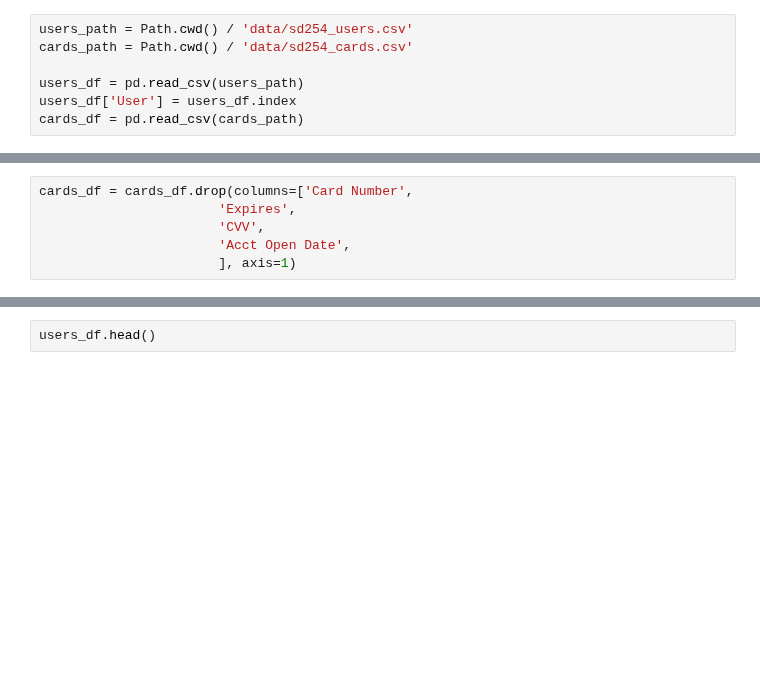
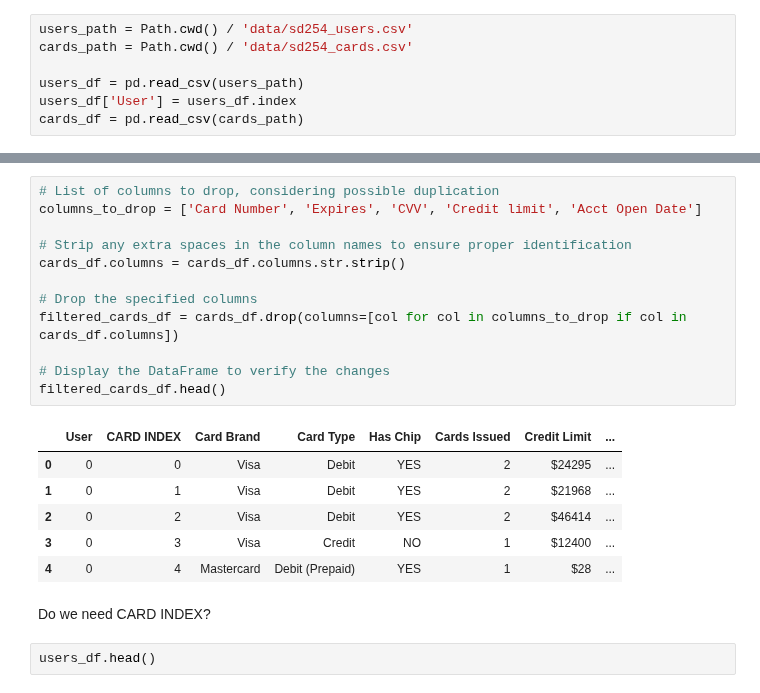
Before and after one commit to wrube/Project_4_Group_2, a Jupyter notebook: create_dataset.ipynb, the cells around one changed output, grey strips where cells are left out. Saved outputs shown, nothing was run; the diff lists cells and outputs as text; blank space fills up the shorter version.

```diff
--- a/create_dataset.ipynb
+++ b/create_dataset.ipynb
@@ -75,6 +51,0 @@ transactions_df.head(5)
-# %%
-cards_df = cards_df.drop(columns=['Card Number',
-                       'Expires',
-                       'CVV',
-                       'Acct Open Date',
-                       ], axis=1)
@@ -81,3 +131,24 @@ cards_df = cards_df.drop(columns=['Card Number',
+# %%
+# List of columns to drop, considering possible duplication
+columns_to_drop = ['Card Number', 'Expires', 'CVV', 'Credit limit', 'Acct Open Date']
+
+# Strip any extra spaces in the column names to ensure proper identification
+cards_df.columns = cards_df.columns.str.strip()
+
+# Drop the specified columns
+filtered_cards_df = cards_df.drop(columns=[col for col in columns_to_drop if col in cards_df.columns])
+
+# Display the DataFrame to verify the changes
+filtered_cards_df.head()
+# %% [output]
+|  | User | CARD INDEX | Card Brand | Card Type | Has Chip | Cards Issued | Credit Limit | ... |
+| 0 | 0 | 0 | Visa | Debit | YES | 2 | $24295 | ... |
+| 1 | 0 | 1 | Visa | Debit | YES | 2 | $21968 | ... |
+| 2 | 0 | 2 | Visa | Debit | YES | 2 | $46414 | ... |
+| 3 | 0 | 3 | Visa | Credit | NO | 1 | $12400 | ... |
+| 4 | 0 | 4 | Mastercard | Debit (Prepaid) | YES | 1 | $28 | ... |
+# %% [markdown]
+Do we need CARD INDEX?
 # %%
 users_df.head()
 # %% [output]
```
Also changed, not shown: parts of 27 cells of this notebook, 2 other files.
